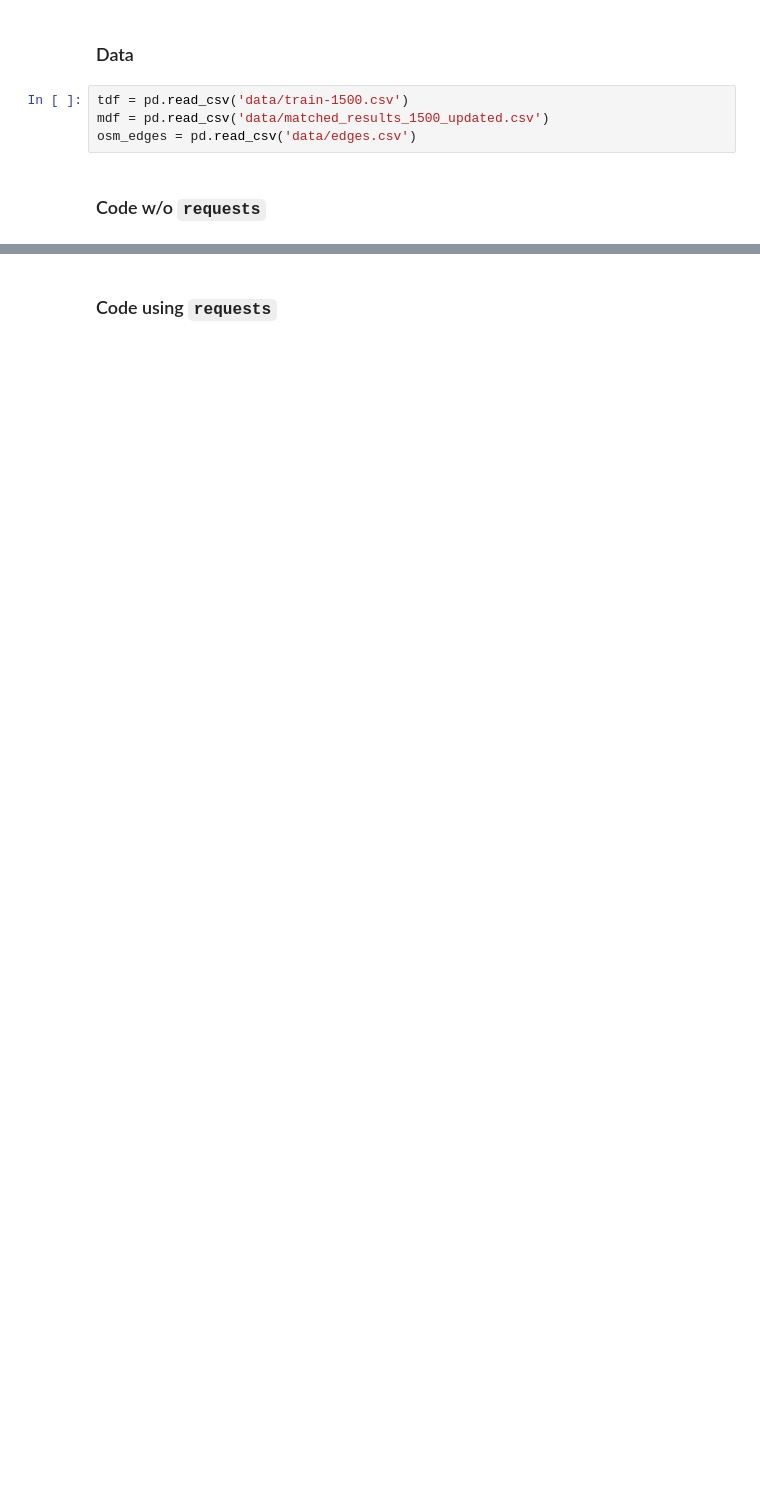
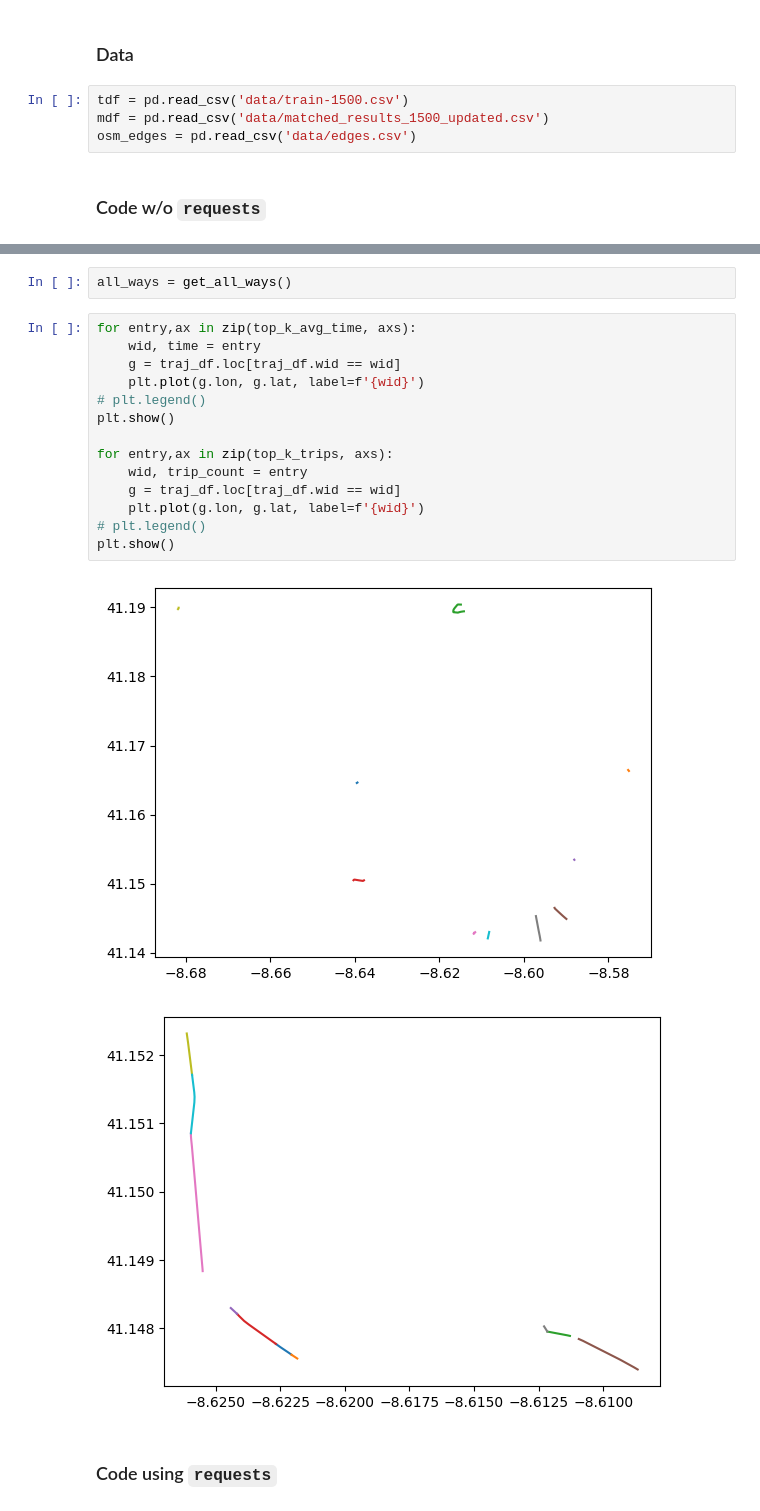
Before and after one commit to lennardkorte/urban-computing-project2, a Jupyter notebook: Task5.ipynb, the cells around one changed output, grey strips where cells are left out. Drawn from its saved outputs; the diff is of its cells as text; blank space fills up the shorter version.

```diff
--- a/Task5.ipynb
+++ b/Task5.ipynb
@@ -110,2 +187,21 @@ def plot_trajectory_on_network(lat, lon, padding, osm_edges, ax):
+# %%
+all_ways = get_all_ways()
+# %%
+for entry,ax in zip(top_k_avg_time, axs):
+    wid, time = entry
+    g = traj_df.loc[traj_df.wid == wid]
+    plt.plot(g.lon, g.lat, label=f'{wid}')
+# plt.legend()
+plt.show()
+
+for entry,ax in zip(top_k_trips, axs):
+    wid, trip_count = entry
+    g = traj_df.loc[traj_df.wid == wid]
+    plt.plot(g.lon, g.lat, label=f'{wid}')
+# plt.legend()
+plt.show()
+# %% [output]
+[figure, added]
+[figure, added]
 # %% [markdown]
 ### Code using `requests`
```
Also changed, not shown: parts of 26 cells of this notebook.
